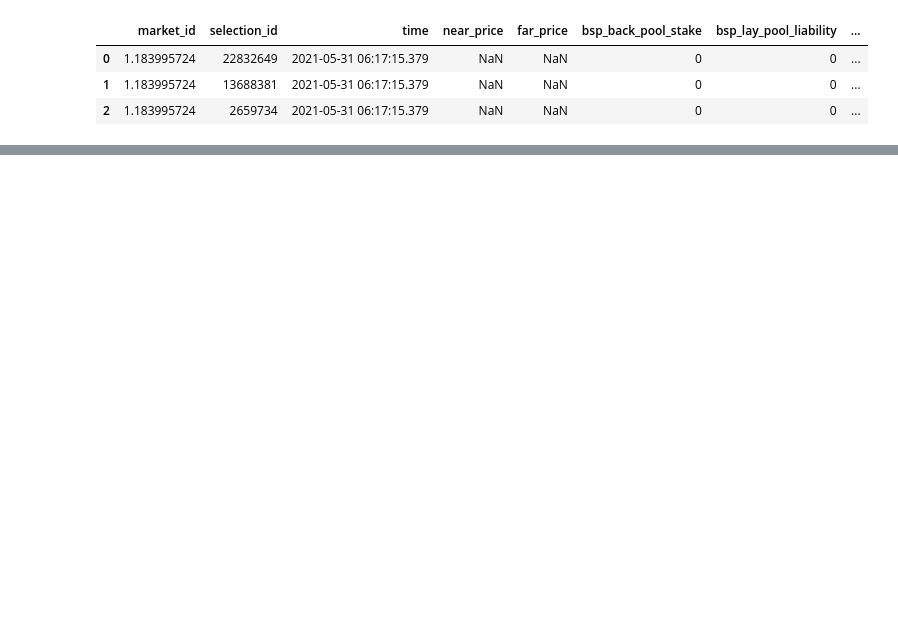
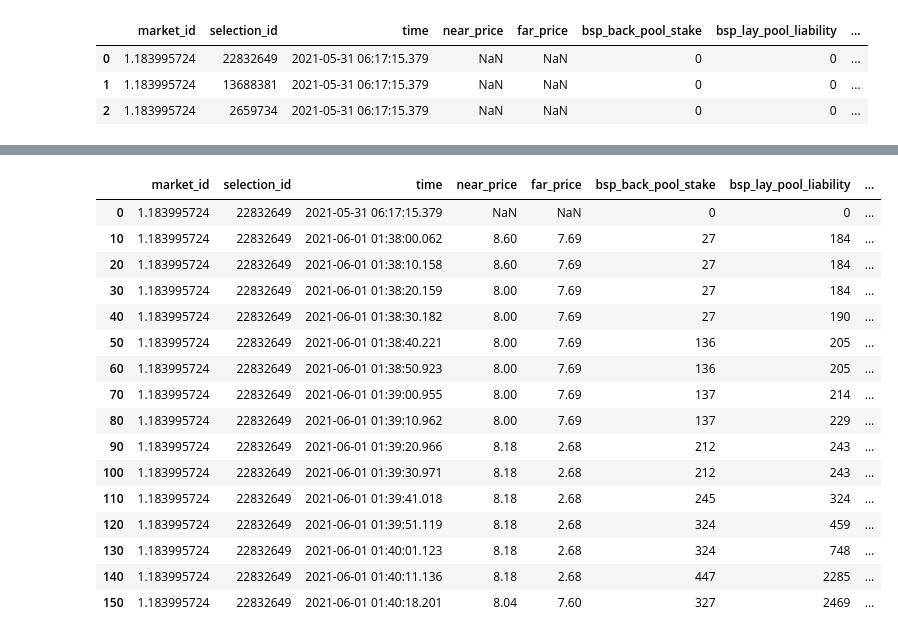
Before and after one commit to TMBish/bfStreamTutorials, a Jupyter notebook: 04-bsp/02-analysis/bsp-analysis.ipynb, the cells around one changed output, grey strips where cells are left out. Drawn from its saved outputs; the diff is of its cells as text; code cells hidden in the pictures; blank space fills up the shorter version.

```diff
--- a/04-bsp/02-analysis/bsp-analysis.ipynb
+++ b/04-bsp/02-analysis/bsp-analysis.ipynb
@@ -37,2 +35,20 @@ prices.shape
 # %%
-prices.query('market_id == "1.183995724" and selection_id = "22832649"')
+prices.query('market_id == "1.183995724" and selection_id == "22832649"')
+# %% [output]
+|  | market_id | selection_id | time | near_price | far_price | bsp_back_pool_stake | bsp_lay_pool_liability | ... |
+| 0 | 1.183995724 | 22832649 | 2021-05-31 06:17:15.379 | NaN | NaN | 0 | 0 | ... |
+| 10 | 1.183995724 | 22832649 | 2021-06-01 01:38:00.062 | 8.60 | 7.69 | 27 | 184 | ... |
+| 20 | 1.183995724 | 22832649 | 2021-06-01 01:38:10.158 | 8.60 | 7.69 | 27 | 184 | ... |
+| 30 | 1.183995724 | 22832649 | 2021-06-01 01:38:20.159 | 8.00 | 7.69 | 27 | 184 | ... |
+| 40 | 1.183995724 | 22832649 | 2021-06-01 01:38:30.182 | 8.00 | 7.69 | 27 | 190 | ... |
+| 50 | 1.183995724 | 22832649 | 2021-06-01 01:38:40.221 | 8.00 | 7.69 | 136 | 205 | ... |
+| 60 | 1.183995724 | 22832649 | 2021-06-01 01:38:50.923 | 8.00 | 7.69 | 136 | 205 | ... |
+| 70 | 1.183995724 | 22832649 | 2021-06-01 01:39:00.955 | 8.00 | 7.69 | 137 | 214 | ... |
+| 80 | 1.183995724 | 22832649 | 2021-06-01 01:39:10.962 | 8.00 | 7.69 | 137 | 229 | ... |
+| 90 | 1.183995724 | 22832649 | 2021-06-01 01:39:20.966 | 8.18 | 2.68 | 212 | 243 | ... |
+| 100 | 1.183995724 | 22832649 | 2021-06-01 01:39:30.971 | 8.18 | 2.68 | 212 | 243 | ... |
+| 110 | 1.183995724 | 22832649 | 2021-06-01 01:39:41.018 | 8.18 | 2.68 | 245 | 324 | ... |
+| 120 | 1.183995724 | 22832649 | 2021-06-01 01:39:51.119 | 8.18 | 2.68 | 324 | 459 | ... |
+| 130 | 1.183995724 | 22832649 | 2021-06-01 01:40:01.123 | 8.18 | 2.68 | 324 | 748 | ... |
+| 140 | 1.183995724 | 22832649 | 2021-06-01 01:40:11.136 | 8.18 | 2.68 | 447 | 2285 | ... |
+| 150 | 1.183995724 | 22832649 | 2021-06-01 01:40:18.201 | 8.04 | 7.60 | 327 | 2469 | ... |
```
Also changed, not shown: parts of 10 cells of this notebook, 1 other file.
